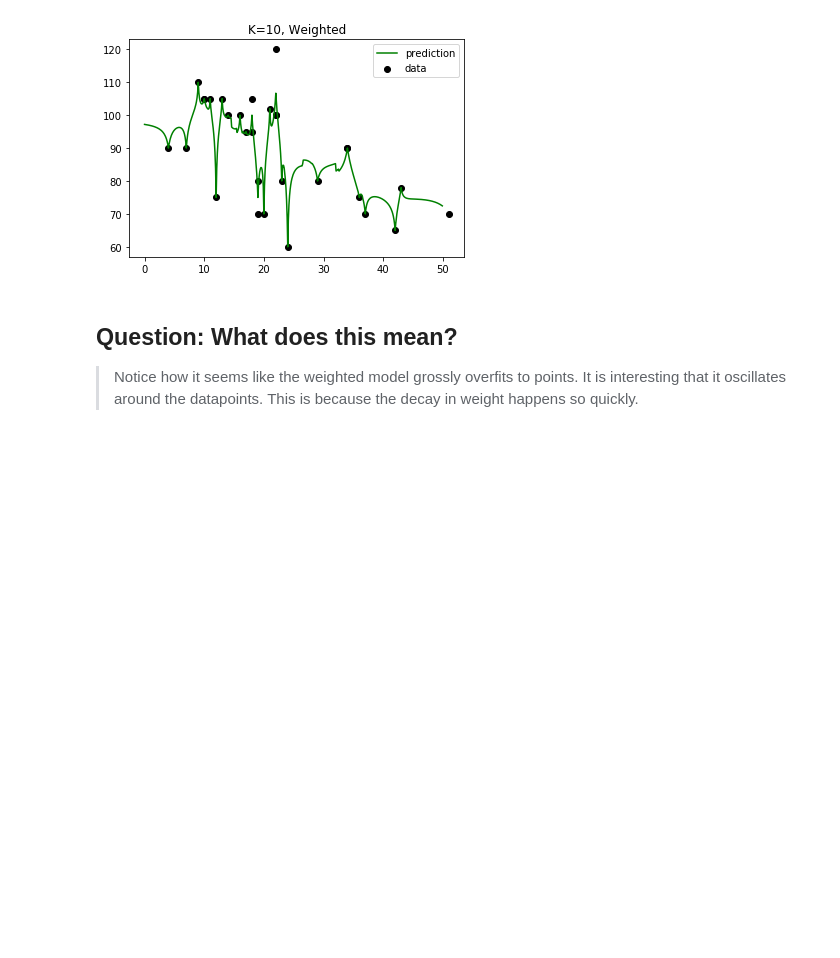
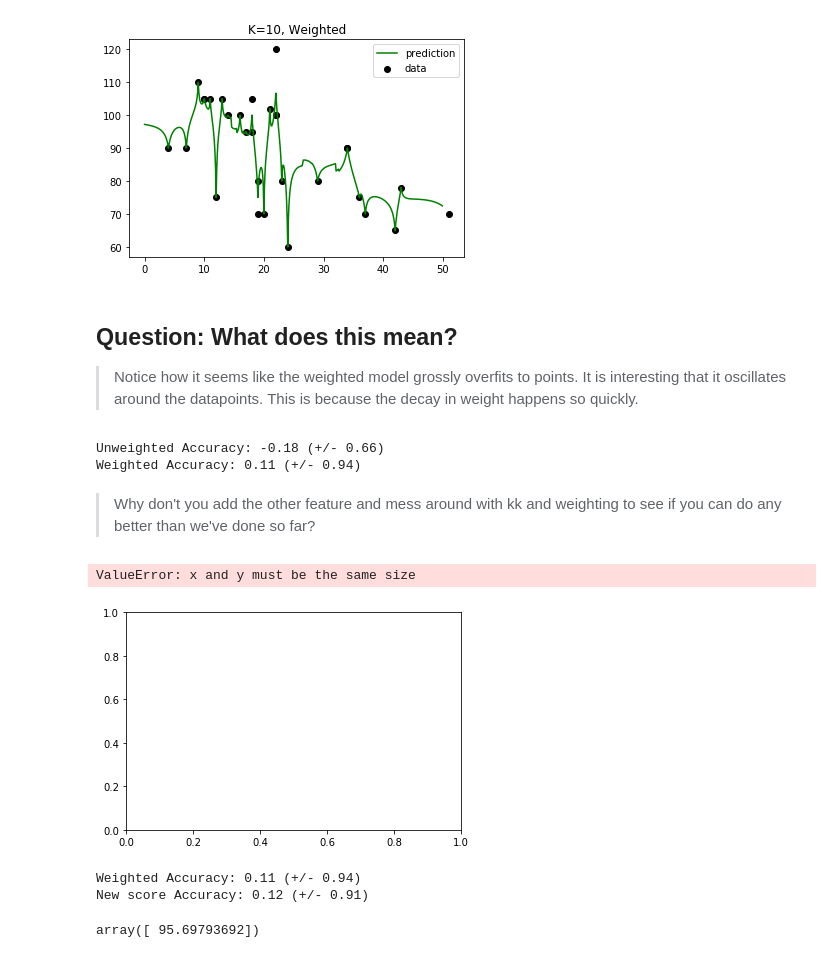
Before and after one commit to carlsednaoui/thinkful-data-science, a Jupyter notebook: coursework/unit_3/1_3.ipynb, the cells around one changed output. Cells and saved outputs as stored; diff of their text form; code cells hidden in the pictures; blank space fills up the shorter version.

```diff
--- a/coursework/unit_3/1_3.ipynb
+++ b/coursework/unit_3/1_3.ipynb
@@ -62,3 +65,60 @@ plt.show()
 ## Question: What does this mean?
 
 > Notice how it seems like the weighted model grossly overfits to points. It is interesting that it oscillates around the datapoints. This is because the decay in weight happens so quickly.
+# %%
+from sklearn.model_selection import cross_val_score
+score = cross_val_score(knn, X, Y, cv=5)
+print("Unweighted Accuracy: %0.2f (+/- %0.2f)" % (score.mean(), score.std() * 2))
+score_w = cross_val_score(knn_w, X, Y, cv=5)
+print("Weighted Accuracy: %0.2f (+/- %0.2f)" % (score_w.mean(), score_w.std() * 2))
+# %% [output]
+Unweighted Accuracy: -0.18 (+/- 0.66)
+Weighted Accuracy: 0.11 (+/- 0.94)
+# %% [markdown]
+> Why don't you add the other feature and mess around with  kk  and weighting to see if you can do any better than we've done so far?
+# %%
+# > However the increased variance in the weighted model is interesting.
+# Question: Why is increased variace better?
+
+from scipy import stats
+
+knn_new = neighbors.KNeighborsRegressor(n_neighbors=10, weights='distance')
+X_new = pd.DataFrame({'loudnessmusic': music.loudness, 'duration': music.duration})
+Y_new = music.bpm
+
+# Question: How can we do "add the other feature"? I get the error of "x and y must be the same size"
+
+
+# X_new = pd.DataFrame(stats.zscore(music.loudness))
+# Y_new = stats.zscore(music.bpm)
+knn_new.fit(X_new, Y_new)
+
+# Question: How would we build T when using 2 features for X?
+#T = np.arange(-3, 3, 0.1)[:, None]
+T = np.arange(0, 50, 0.1)[:, np.newaxis]
+# a = np.arange(0, 50, 0.1).reshape(-1,1)
+# b = np.arange(0, 50, 0.1).reshape(-1,1)
+# T = np.concatenate((a,b), axis=1)
+
+Y_ = knn_new.predict(T)
+
+plt.scatter(X_new, Y_new, c='k', label='data')
+plt.plot(T, Y_, c='g', label='prediction')
+plt.legend()
+plt.title('K=5, Weighted')
+plt.show()
+# %% [output]
+ValueError: x and y must be the same size
+[figure, added]
+# %%
+score_w = cross_val_score(knn_w, X, Y, cv=5)
+print("Weighted Accuracy: %0.2f (+/- %0.2f)" % (score_w.mean(), score_w.std() * 2))
+score = cross_val_score(knn_new, X_new, Y_new, cv=5)
+print("New score Accuracy: %0.2f (+/- %0.2f)" % (score.mean(), score.std() * 2))
+# %% [output]
+Weighted Accuracy: 0.11 (+/- 0.94)
+New score Accuracy: 0.12 (+/- 0.91)
+# %%
+knn_new.predict([0.1, 0.1])
+# %% [output]
+array([ 95.69793692])
```
Also changed, not shown: parts of 1 cell of this notebook, 3 other files.
